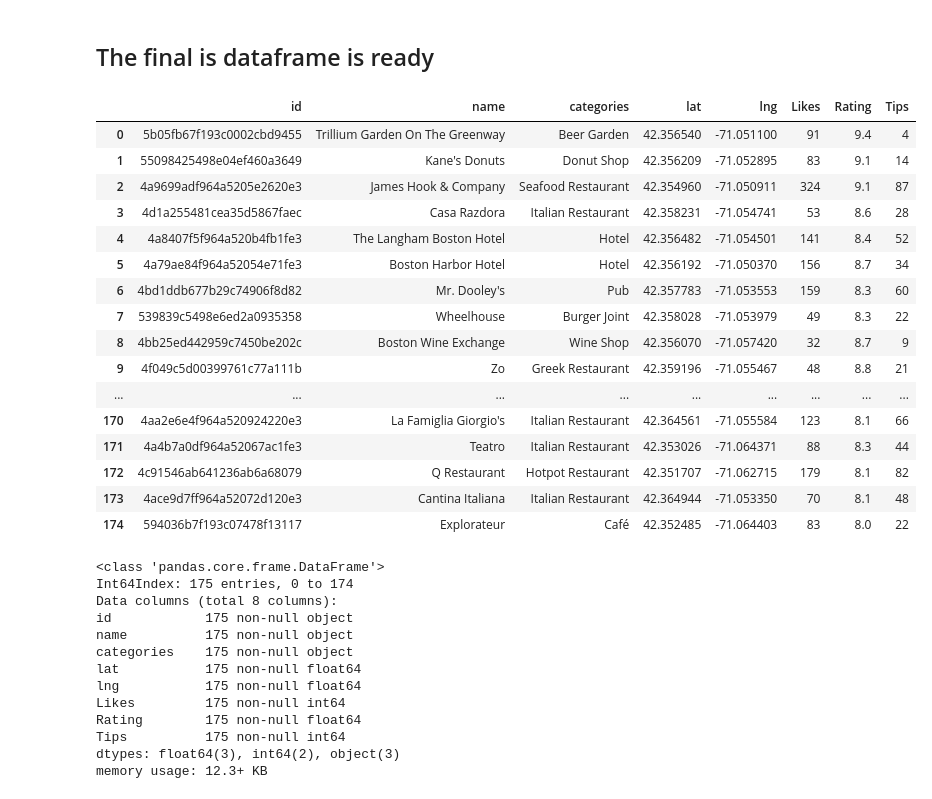
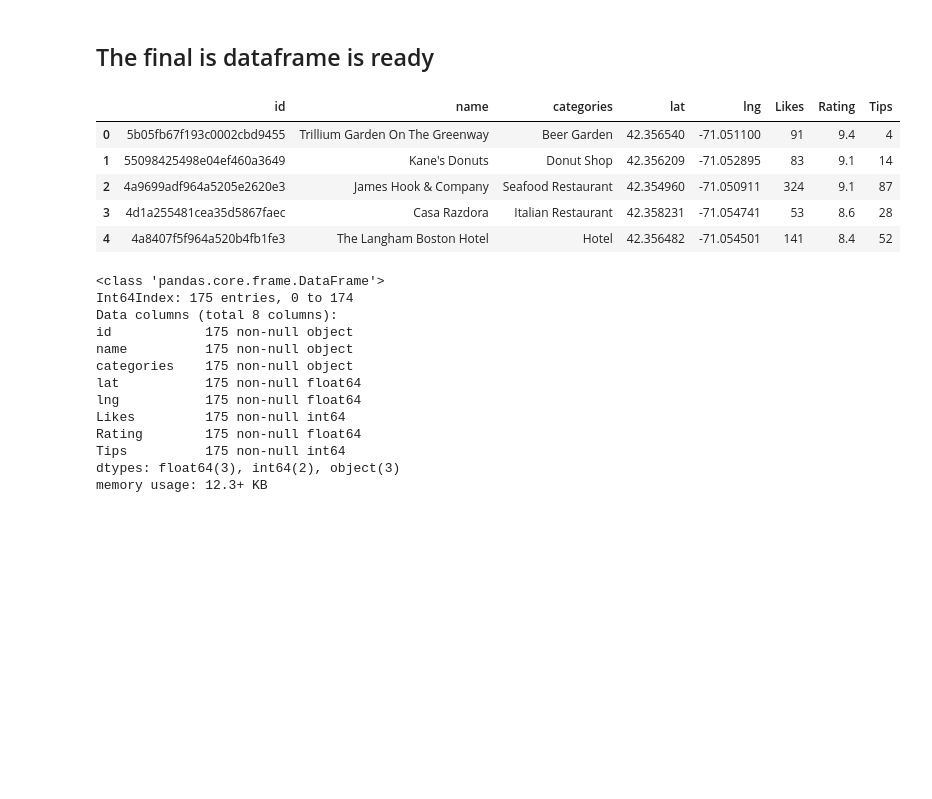
Before and after one commit to datacruncher4/Boston_Downtown_Analysis, a Jupyter notebook: FinalCapstoneProject.ipynb, the cells around one changed output. Cells and saved outputs as stored; diff of their text form; code cells hidden in the pictures; blank space fills up the shorter version.

```diff
--- a/FinalCapstoneProject.ipynb
+++ b/FinalCapstoneProject.ipynb
@@ -494,25 +504,14 @@ final_df = df_left.drop('Name', axis=1)
 # %% [markdown]
 ## The final is dataframe is ready
 # %%
-final_df
+final_df.head()
 # %% [output]
 |  | id | name | categories | lat | lng | Likes | Rating | Tips |
 | 0 | 5b05fb67f193c0002cbd9455 | Trillium Garden On The Greenway | Beer Garden | 42.356540 | -71.051100 | 91 | 9.4 | 4 |
 | 1 | 55098425498e04ef460a3649 | Kane's Donuts | Donut Shop | 42.356209 | -71.052895 | 83 | 9.1 | 14 |
 | 2 | 4a9699adf964a5205e2620e3 | James Hook & Company | Seafood Restaurant | 42.354960 | -71.050911 | 324 | 9.1 | 87 |
 | 3 | 4d1a255481cea35d5867faec | Casa Razdora | Italian Restaurant | 42.358231 | -71.054741 | 53 | 8.6 | 28 |
 | 4 | 4a8407f5f964a520b4fb1fe3 | The Langham Boston Hotel | Hotel | 42.356482 | -71.054501 | 141 | 8.4 | 52 |
-| 5 | 4a79ae84f964a52054e71fe3 | Boston Harbor Hotel | Hotel | 42.356192 | -71.050370 | 156 | 8.7 | 34 |
-| 6 | 4bd1ddb677b29c74906f8d82 | Mr. Dooley's | Pub | 42.357783 | -71.053553 | 159 | 8.3 | 60 |
-| 7 | 539839c5498e6ed2a0935358 | Wheelhouse | Burger Joint | 42.358028 | -71.053979 | 49 | 8.3 | 22 |
-| 8 | 4bb25ed442959c7450be202c | Boston Wine Exchange | Wine Shop | 42.356070 | -71.057420 | 32 | 8.7 | 9 |
-| 9 | 4f049c5d00399761c77a111b | Zo | Greek Restaurant | 42.359196 | -71.055467 | 48 | 8.8 | 21 |
-| ... | ... | ... | ... | ... | ... | ... | ... | ... |
-| 170 | 4aa2e6e4f964a520924220e3 | La Famiglia Giorgio's | Italian Restaurant | 42.364561 | -71.055584 | 123 | 8.1 | 66 |
-| 171 | 4a4b7a0df964a52067ac1fe3 | Teatro | Italian Restaurant | 42.353026 | -71.064371 | 88 | 8.3 | 44 |
-| 172 | 4c91546ab641236ab6a68079 | Q Restaurant | Hotpot Restaurant | 42.351707 | -71.062715 | 179 | 8.1 | 82 |
-| 173 | 4ace9d7ff964a52072d120e3 | Cantina Italiana | Italian Restaurant | 42.364944 | -71.053350 | 70 | 8.1 | 48 |
-| 174 | 594036b7f193c07478f13117 | Explorateur | Café | 42.352485 | -71.064403 | 83 | 8.0 | 22 |
 # %%
 #saving dataframe locally as a backup just incase if I delete or edit it
 final_df.to_csv(r'/Users/scarstruck/Desktop/restdetails.csv')
```
Also changed, not shown: parts of 15 cells of this notebook.
